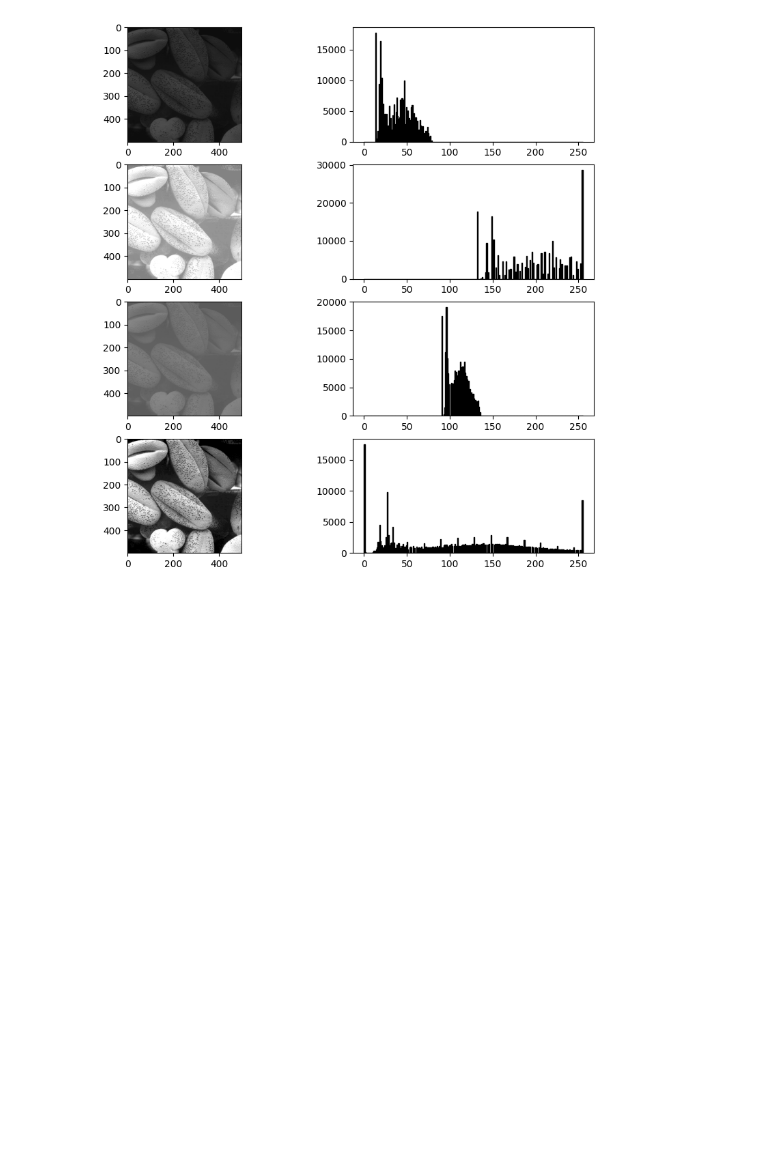
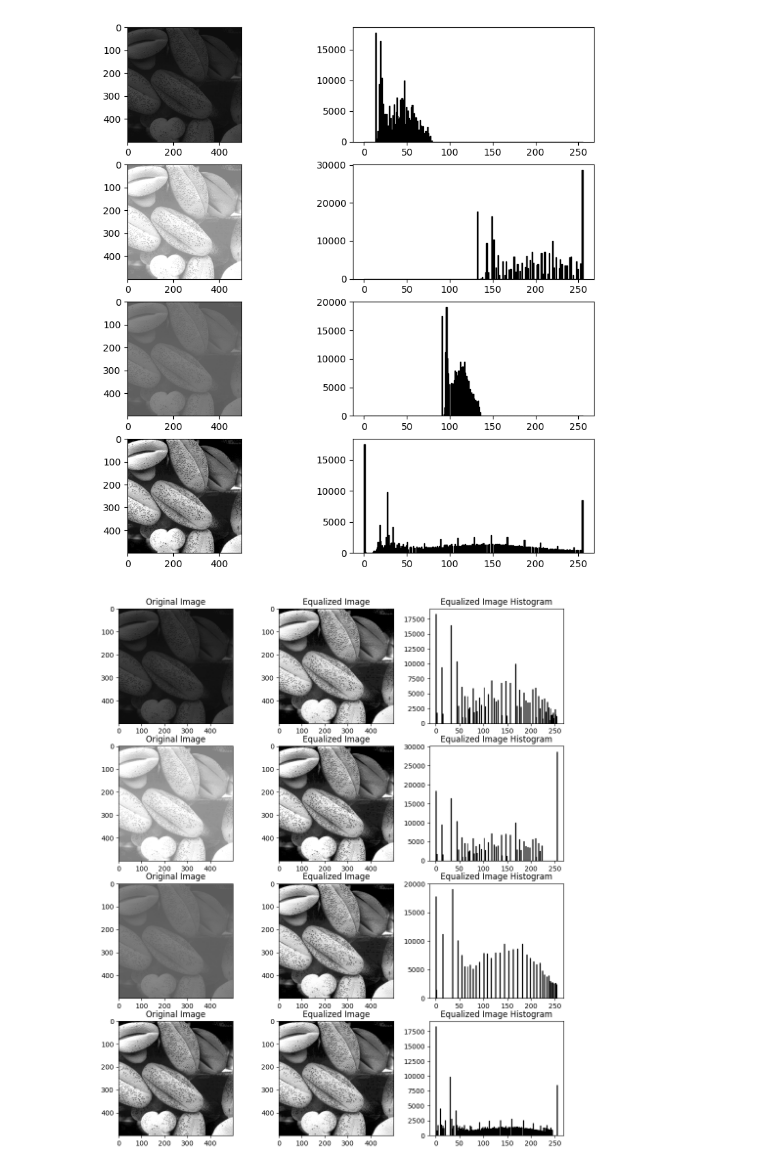
Before and after one commit to fouad1233/image_processing_tutorials, a Jupyter notebook: 003_pgn_shapening_and_histogram/main.ipynb, the cells around one changed output. Saved outputs shown, nothing was run; the diff lists cells and outputs as text; code cells hidden in the pictures; blank space fills up the shorter version.

Commit message:
Update (image_analyzer.py and main.py)
- myImageHistogramEqualization function added to image_analyzer

- 3.20 figure aded to main

```diff
--- a/003_pgn_shapening_and_histogram/main.ipynb
+++ b/003_pgn_shapening_and_histogram/main.ipynb
@@ -247,3 +247,60 @@ plt.hist(fig_03_20_4_analyzer.get_image_array().ravel(), bins=256, range=(0, 255
 plt.show()
 # %% [output]
 [figure]
+# %%
+#show all figures , and their equalized images and equalized images histograms as subplots
+plt.figure(figsize=(12, 14))
+plt.subplot(4, 3, 1)
+plt.imshow(fig_03_20_1_analyzer.get_image_array(), cmap='gray', vmin=0, vmax=255)
+plt.title('Original Image')
+
+plt.subplot(4, 3, 2)
+fig_03_20_1_equalized = Image_analyzer().image_array_scale(fig_03_20_1_analyzer.myImageHistogramEqualization())
+plt.imshow(fig_03_20_1_equalized, cmap='gray', vmin=0, vmax=255)
+plt.title('Equalized Image')
+
+plt.subplot(4, 3, 3)
+plt.hist(fig_03_20_1_equalized.ravel(), bins=256, range=(0, 255), fc='k', ec='k')
+plt.title('Equalized Image Histogram')
+
+plt.subplot(4, 3, 4)
+plt.imshow(fig_03_20_2_analyzer.get_image_array(), cmap='gray', vmin=0, vmax=255)
+plt.title('Original Image')
+
+plt.subplot(4, 3, 5)
+fig_03_20_2_equalized = Image_analyzer().image_array_scale(fig_03_20_2_analyzer.myImageHistogramEqualization())
+plt.imshow(fig_03_20_2_equalized, cmap='gray', vmin=0, vmax=255)
+plt.title('Equalized Image')
+
+plt.subplot(4, 3, 6)
+plt.hist(fig_03_20_2_equalized.ravel(), bins=256, range=(0, 255), fc='k', ec='k')
+plt.title('Equalized Image Histogram')
+
+plt.subplot(4, 3, 7)
+plt.imshow(fig_03_20_3_analyzer.get_image_array(), cmap='gray', vmin=0, vmax=255)
+plt.title('Original Image')
+
+plt.subplot(4, 3, 8)
+fig_03_20_3_equalized = Image_analyzer().image_array_scale(fig_03_20_3_analyzer.myImageHistogramEqualization())
+plt.imshow(fig_03_20_3_equalized, cmap='gray', vmin=0, vmax=255)
+plt.title('Equalized Image')
+
+plt.subplot(4, 3, 9)
+plt.hist(fig_03_20_3_equalized.ravel(), bins=256, range=(0, 255), fc='k', ec='k')
+plt.title('Equalized Image Histogram')
+
+plt.subplot(4, 3, 10)
+plt.imshow(fig_03_20_4_analyzer.get_image_array(), cmap='gray', vmin=0, vmax=255)
+plt.title('Original Image')
+
+plt.subplot(4, 3, 11)
+fig_03_20_4_equalized = Image_analyzer().image_array_scale(fig_03_20_4_analyzer.myImageHistogramEqualization())
+plt.imshow(fig_03_20_4_equalized, cmap='gray', vmin=0, vmax=255)
+plt.title('Equalized Image')
+
+plt.subplot(4, 3, 12)
+plt.hist(fig_03_20_4_equalized.ravel(), bins=256, range=(0, 255), fc='k', ec='k')
+plt.title('Equalized Image Histogram')
+plt.show()
+# %% [output]
+[figure, added]
```
Also changed, not shown: 1 other file.
